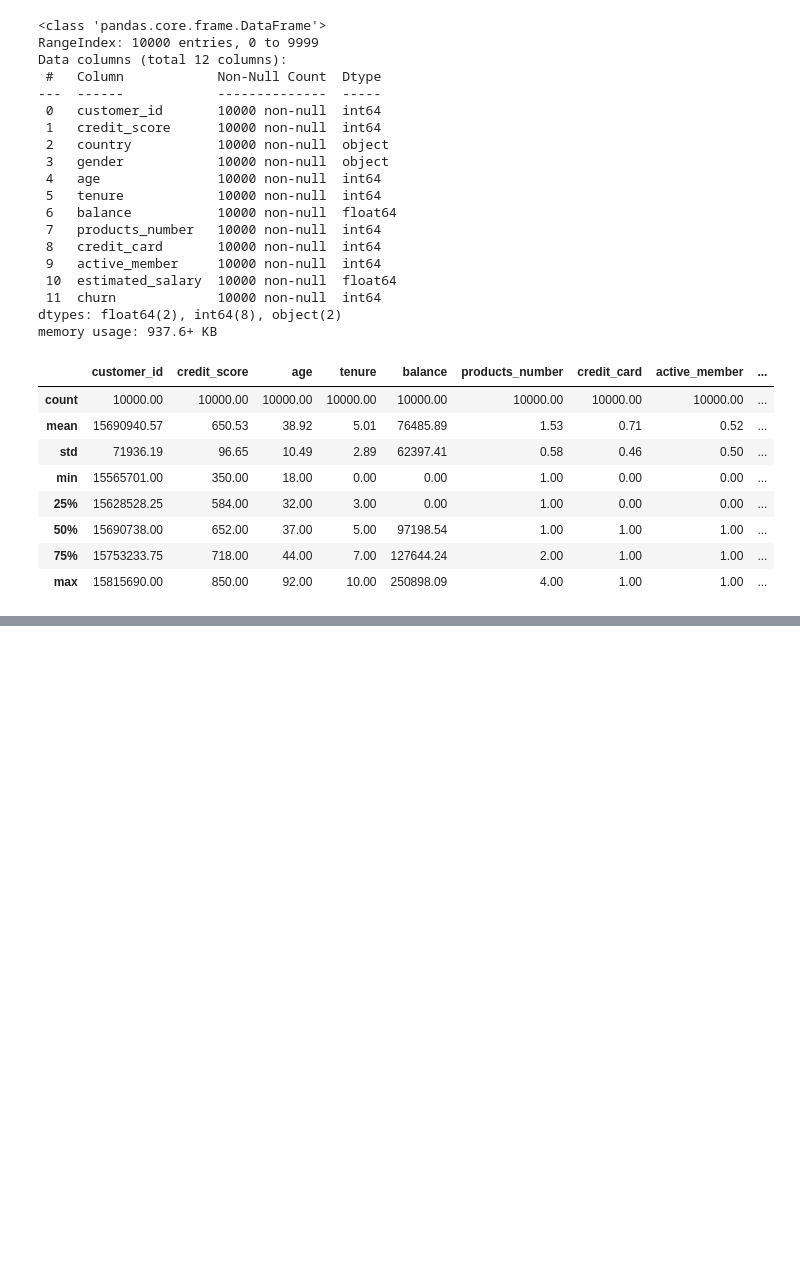
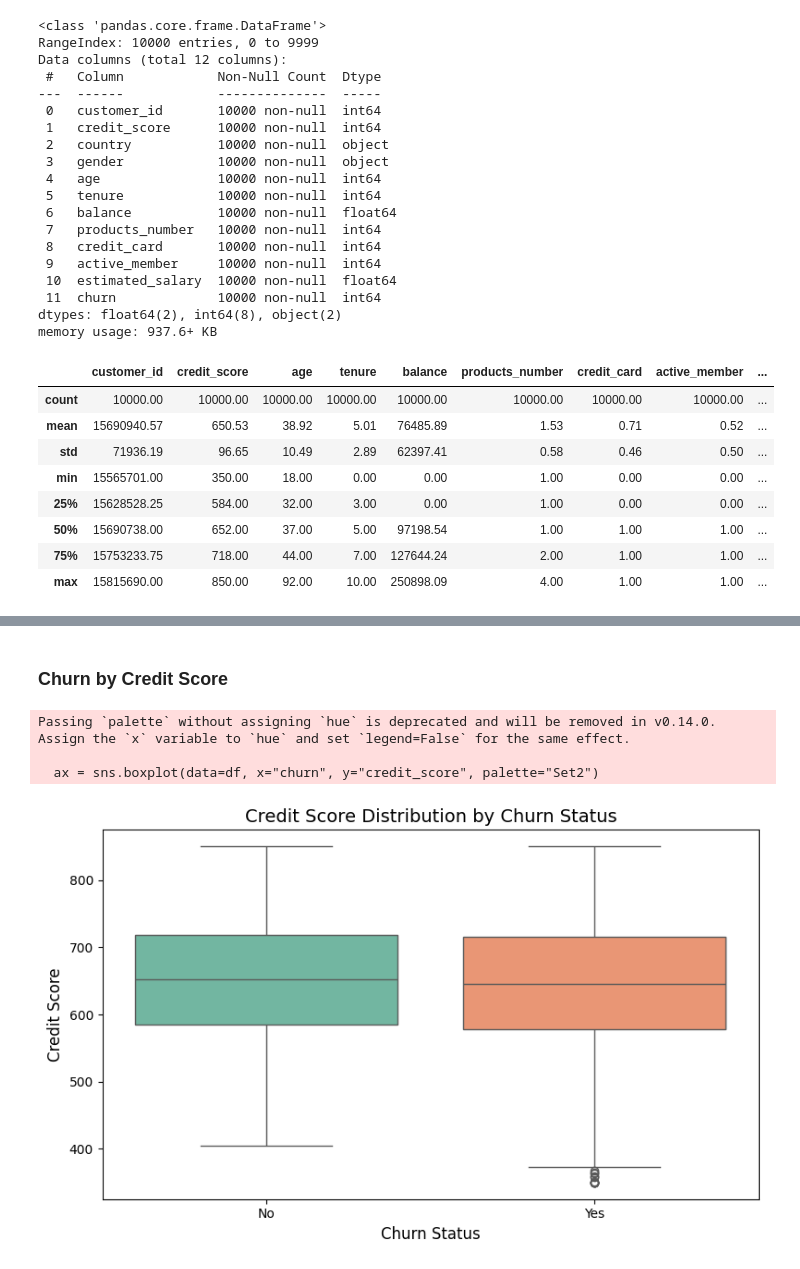
Before and after one commit to raniysmnz/Data-Science-Project, a Jupyter notebook: churn analysis/churn.ipynb, the cells around one changed output, grey strips where cells are left out. Saved outputs shown, nothing was run; the diff lists cells and outputs as text; code cells hidden in the pictures; blank space fills up the shorter version.

```diff
--- a/churn analysis/churn.ipynb
+++ b/churn analysis/churn.ipynb
@@ -75,0 +183,16 @@ df.describe().round(2)
+# %% [markdown]
+### Churn by Credit Score
+# %%
+plt.figure(figsize=(8, 5))
+ax = sns.boxplot(data=df, x="churn", y="credit_score", palette="Set2")
+plt.title("Credit Score Distribution by Churn Status", fontsize=14)
+plt.xlabel("Churn Status", fontsize=12)
+plt.ylabel("Credit Score", fontsize=12)
+# Change labels to Yes/No
+ax.set_xticklabels(['No', 'Yes'])
+plt.tight_layout()
+# %% [output]
+Passing `palette` without assigning `hue` is deprecated and will be removed in v0.14.0. Assign the `x` variable to `hue` and set `legend=False` for the same effect.
+
+  ax = sns.boxplot(data=df, x="churn", y="credit_score", palette="Set2")
+[figure, added]
```
Also changed, not shown: parts of 25 cells of this notebook.
